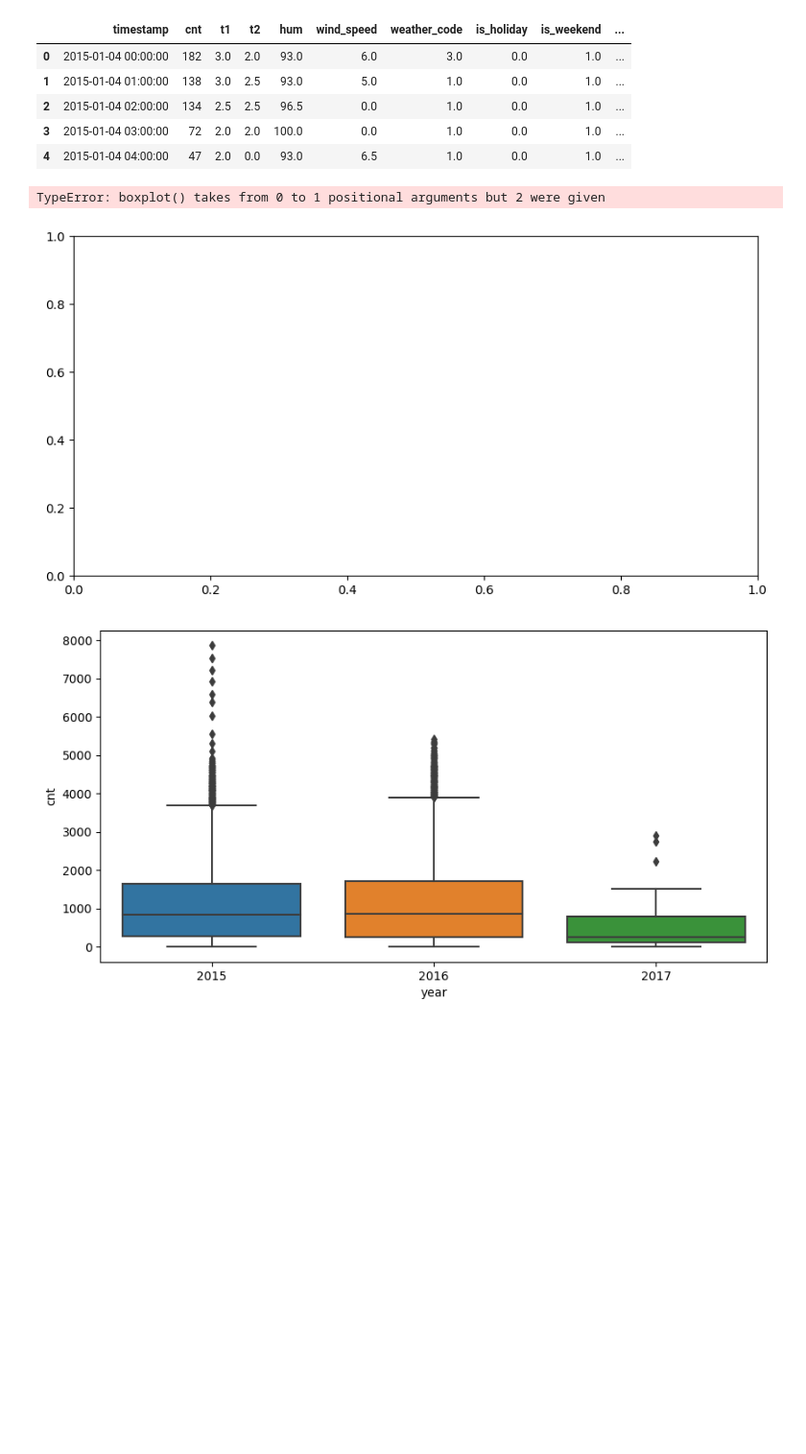
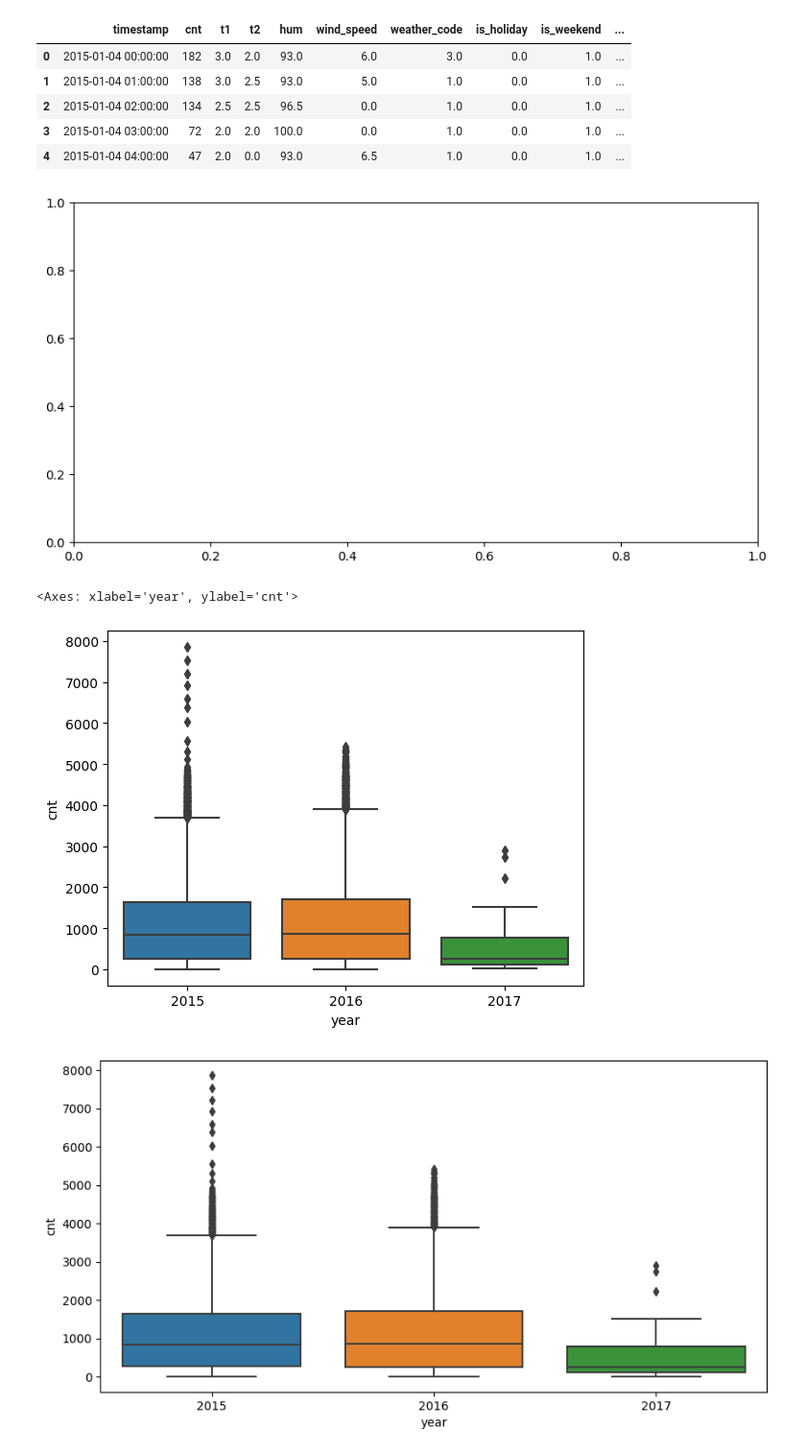
Before and after one commit to bin2da97/kaggle_london_bike, a Jupyter notebook: london-bike.ipynb, the cells around one changed output. Shown: that part at 96% size. Cells and saved outputs as stored; diff of their text form; code cells hidden in the pictures; blank space fills up the shorter version.

```diff
--- a/london-bike.ipynb
+++ b/london-bike.ipynb
@@ -164,10 +164,14 @@ df.head()
 | 4 | 2015-01-04 04:00:00 | 47 | 2.0 | 0.0 | 93.0 | 6.5 | 1.0 | 0.0 | 1.0 | ... |
 # %%
 a,b = plt.subplots(1,1,figsize=(10,5))
-sns.boxplot(df['year'], df['cnt'])
+# sns.boxplot(df['year'], df['cnt'])
 # %% [output]
-TypeError: boxplot() takes from 0 to 1 positional arguments but 2 were given
 [figure]
+# %%
+sns.boxplot(x=df['year'], y=df['cnt'])
+# %% [output]
+<Axes: xlabel='year', ylabel='cnt'>
+[figure, added]
 # %%
 # df['year']와 df['cnt']를 x와 y로 지정하여 상자 그림을 그립니다
 plt.figure(figsize=(10, 5))  # figure 크기 설정
```
Also changed, not shown: parts of 31 cells of this notebook.
